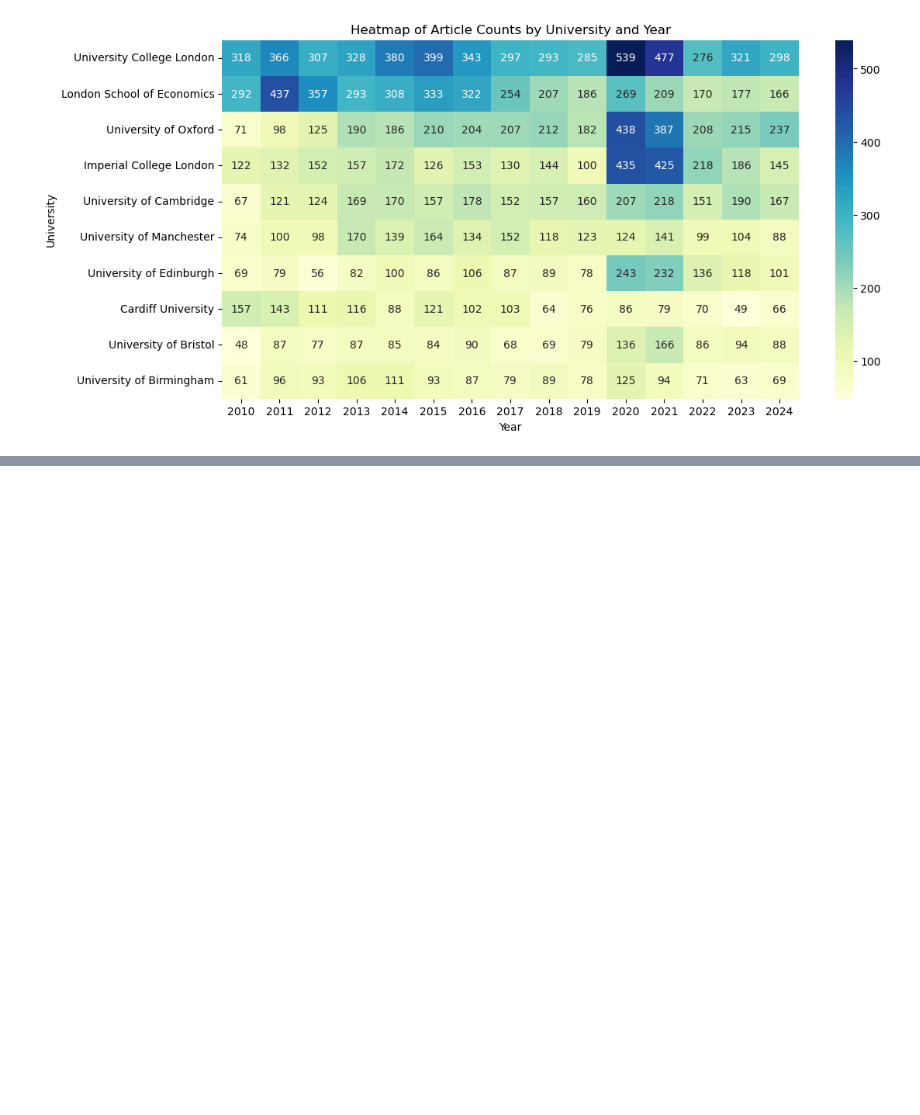
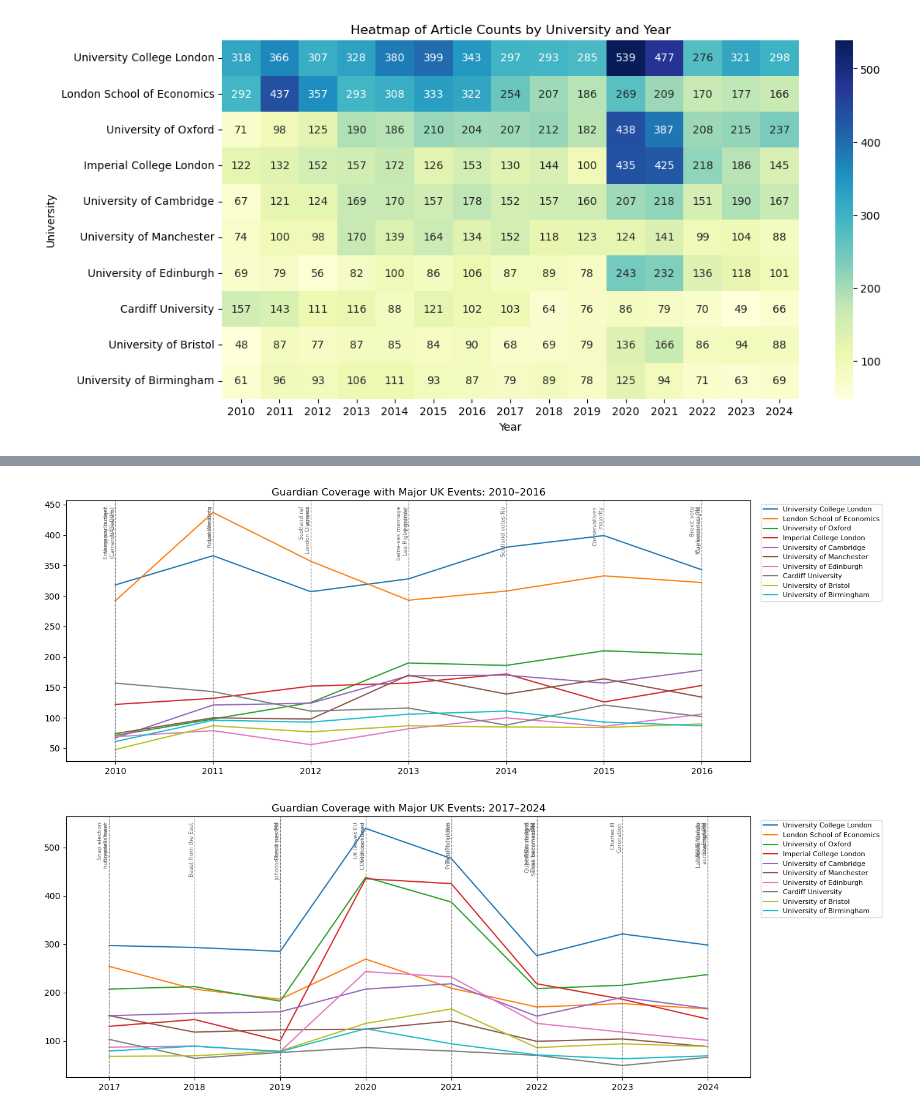
Before and after one commit to ruoxuannn/st115-guardian-project, a Jupyter notebook: huixi.ipynb, the cells around one changed output, grey strips where cells are left out. Cells and saved outputs as stored; diff of their text form; code cells hidden in the pictures; blank space fills up the shorter version.

```diff
--- a/huixi.ipynb
+++ b/huixi.ipynb
@@ -72,0 +182,34 @@ This heatmap demonstrates the same information from the line chart, but tells mo
+# %%
+import matplotlib.ticker as ticker
+
+uni_order = df['university'].value_counts().index.tolist()
+palette = sns.color_palette('tab10', n_colors=len(uni_order))
+colour_map = dict(zip(uni_order, palette))
+
+events_1 = events[events['date'].dt.year < 2017]
+events_2 = events[events['date'].dt.year >= 2017]
+
+for period, subset_counts, subset_events, xlim in [
+    ('2010–2016', counts[counts['year'] < 2017], events_1, (2009.5, 2016.5)),
+    ('2017–2024', counts[counts['year'] >= 2017], events_2, (2016.5, 2024.5))
+]:
+    fig, ax = plt.subplots(figsize=(14, 5))
+
+    for uni in uni_order:
+        subset = subset_counts[subset_counts['university'] == uni]
+        ax.plot(subset['year'], subset['article_count'], label=uni, color=colour_map[uni])
+
+    for _, row in subset_events.iterrows():
+        ax.axvline(x=row['date'].year, color='grey', linestyle='--', linewidth=0.8)
+        ax.text(row['date'].year, ax.get_ylim()[1] * 0.98, row['event_name'],
+                rotation=90, fontsize=6.5, va='top', ha='right', color='dimgrey')
+
+    ax.set_title(f'Guardian Coverage with Major UK Events: {period}')
+    ax.set_xlim(xlim)
+    ax.xaxis.set_major_locator(ticker.MultipleLocator(1))
+    ax.legend(bbox_to_anchor=(1.01, 1), loc='upper left', fontsize=8)
+    plt.tight_layout()
+    plt.show()
+# %% [output]
+[figure, added]
+[figure, added]
```
Also changed, not shown: parts of 15 cells of this notebook, 1 other file.
